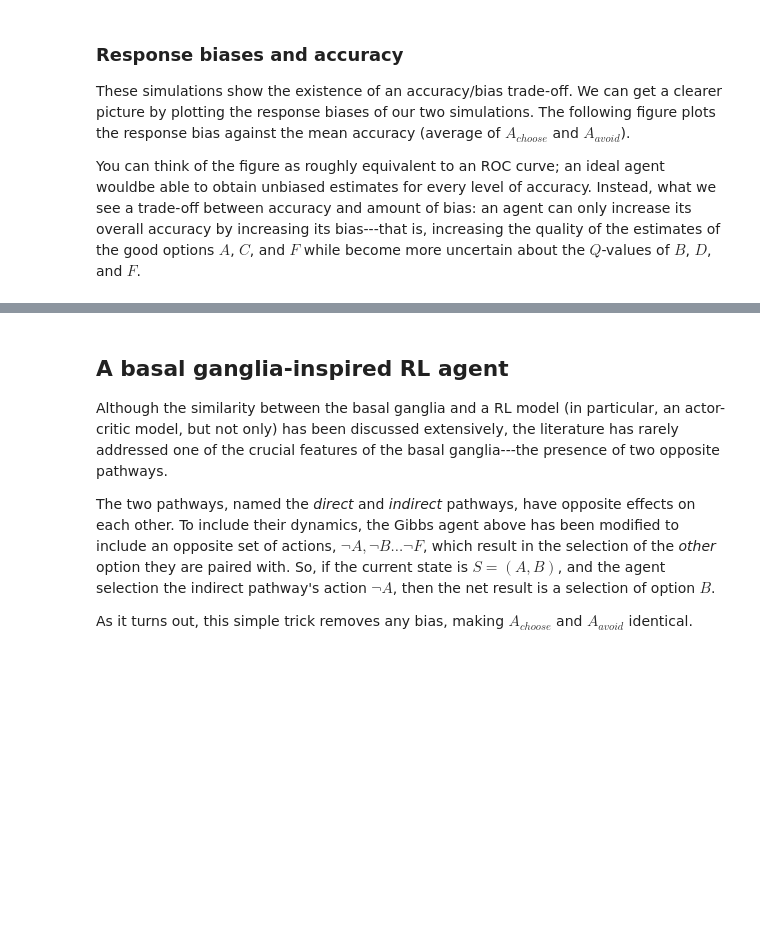
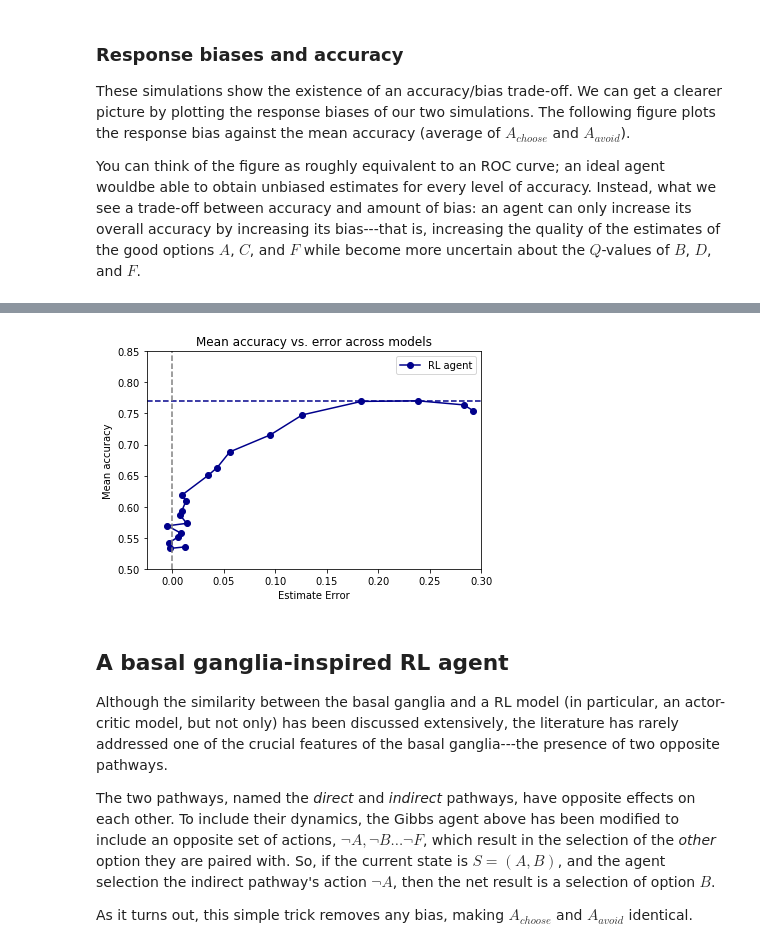
Before and after one commit to TheRealDrDre/RLBG, a Jupyter notebook: Simulations+Results.ipynb, the cells around one changed output, grey strips where cells are left out. Cells and saved outputs as stored; diff of their text form; code cells hidden in the pictures; blank space fills up the shorter version.

```diff
--- a/Simulations+Results.ipynb
+++ b/Simulations+Results.ipynb
@@ -180,3 +180,9 @@ bgp.plot_rocs([e_results, t_results], ["darkblue", "blue"], ["$\epsilon$-greedy"
+# %%
+bgp.plot_rocs([t_results], ["darkblue"], ["RL agent"])
+plt.title("Mean accuracy vs. error across models")
+plt.show()
+# %% [output]
+[figure, added]
 # %% [markdown]
 ## A basal ganglia-inspired RL agent
 
```
Also changed, not shown: parts of 11 cells of this notebook, 6 other files.
